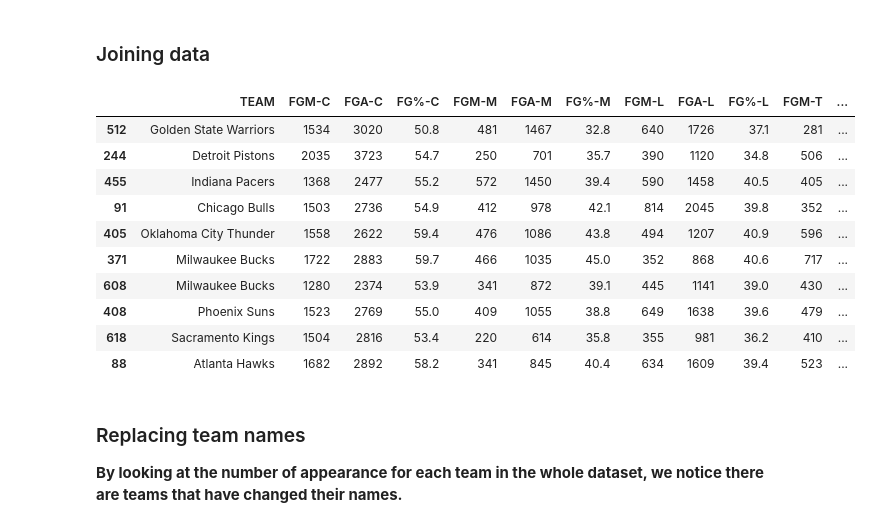
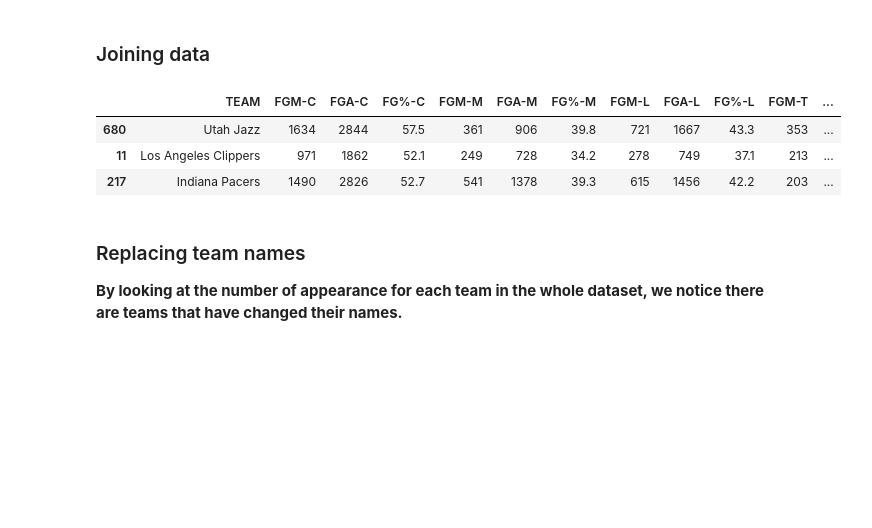
Before and after one commit to easonychang/HotShot-NBAEdition, a Jupyter notebook: Final_Draft.ipynb, the cells around one changed output. Cells and saved outputs as stored; diff of their text form; code cells hidden in the pictures; blank space fills up the shorter version.

```diff
--- a/Final_Draft.ipynb
+++ b/Final_Draft.ipynb
@@ -124,20 +152,13 @@ for i in range(len(YEARs)):
 # %%
 # Join the dataframe (concatenation)
 
-df = pd.concat(FG, ignore_index=True)
-df.sample(10)
+shots_df = pd.concat(FG, ignore_index=True)
+shots_df.sample(3)
 # %% [output]
 |  | TEAM | FGM-C | FGA-C | FG%-C | FGM-M | FGA-M | FG%-M | FGM-L | FGA-L | FG%-L | FGM-T | ... |
-| 512 | Golden State Warriors | 1534 | 3020 | 50.8 | 481 | 1467 | 32.8 | 640 | 1726 | 37.1 | 281 | ... |
-| 244 | Detroit Pistons | 2035 | 3723 | 54.7 | 250 | 701 | 35.7 | 390 | 1120 | 34.8 | 506 | ... |
-| 455 | Indiana Pacers | 1368 | 2477 | 55.2 | 572 | 1450 | 39.4 | 590 | 1458 | 40.5 | 405 | ... |
-| 91 | Chicago Bulls | 1503 | 2736 | 54.9 | 412 | 978 | 42.1 | 814 | 2045 | 39.8 | 352 | ... |
-| 405 | Oklahoma City Thunder | 1558 | 2622 | 59.4 | 476 | 1086 | 43.8 | 494 | 1207 | 40.9 | 596 | ... |
-| 371 | Milwaukee Bucks | 1722 | 2883 | 59.7 | 466 | 1035 | 45.0 | 352 | 868 | 40.6 | 717 | ... |
-| 608 | Milwaukee Bucks | 1280 | 2374 | 53.9 | 341 | 872 | 39.1 | 445 | 1141 | 39.0 | 430 | ... |
-| 408 | Phoenix Suns | 1523 | 2769 | 55.0 | 409 | 1055 | 38.8 | 649 | 1638 | 39.6 | 479 | ... |
-| 618 | Sacramento Kings | 1504 | 2816 | 53.4 | 220 | 614 | 35.8 | 355 | 981 | 36.2 | 410 | ... |
-| 88 | Atlanta Hawks | 1682 | 2892 | 58.2 | 341 | 845 | 40.4 | 634 | 1609 | 39.4 | 523 | ... |
+| 680 | Utah Jazz | 1634 | 2844 | 57.5 | 361 | 906 | 39.8 | 721 | 1667 | 43.3 | 353 | ... |
+| 11 | Los Angeles Clippers | 971 | 1862 | 52.1 | 249 | 728 | 34.2 | 278 | 749 | 37.1 | 213 | ... |
+| 217 | Indiana Pacers | 1490 | 2826 | 52.7 | 541 | 1378 | 39.3 | 615 | 1456 | 42.2 | 203 | ... |
 # %% [markdown]
 ### Replacing team names
 **By looking at the number of appearance for each team in the whole dataset, we notice there are teams that have changed their names.**
```
Also changed, not shown: parts of 28 cells of this notebook.
